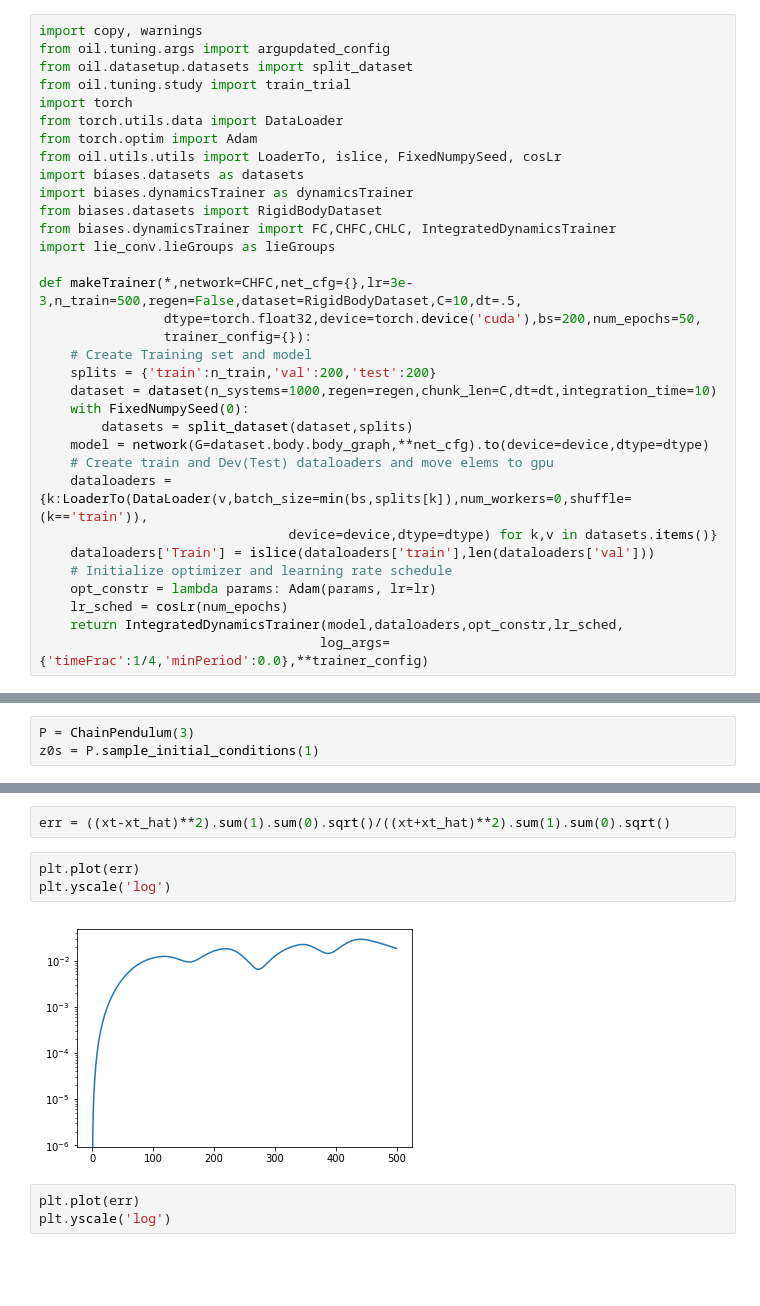
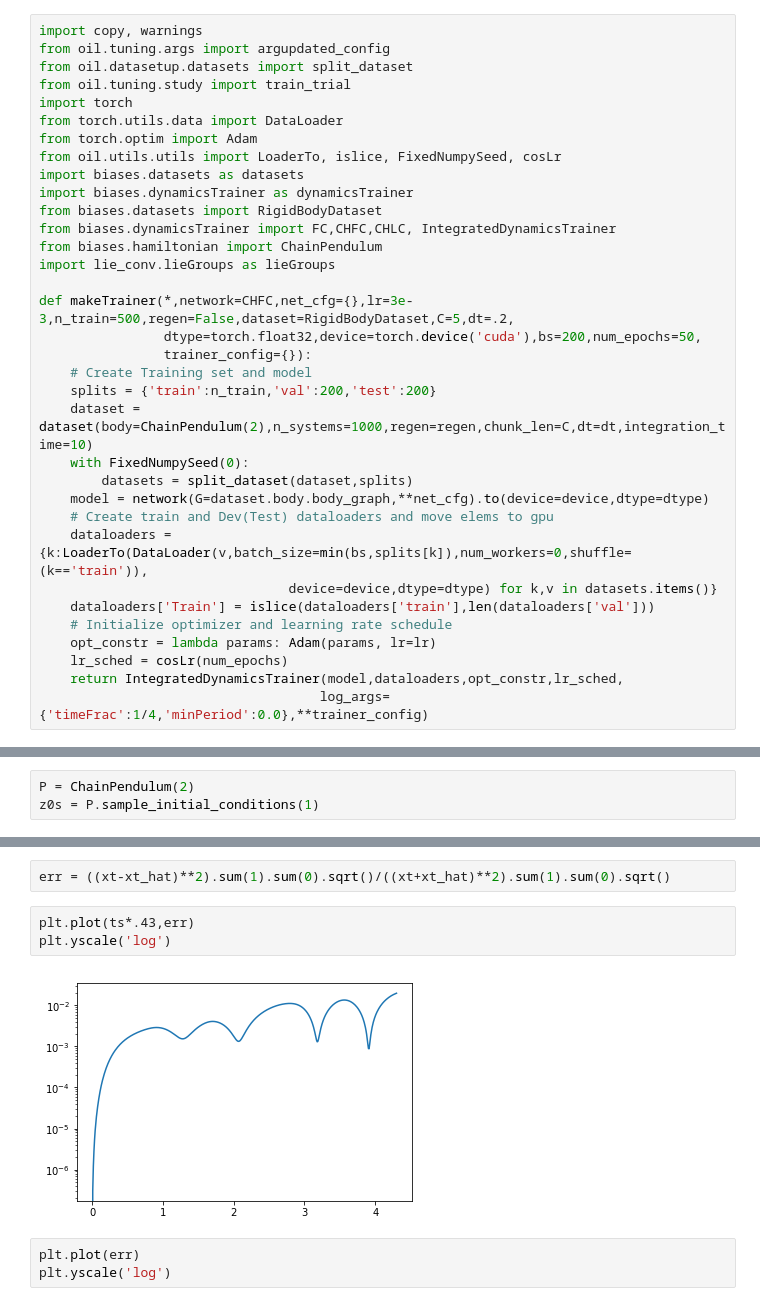
Before and after one commit to mfinzi/constrained-hamiltonian-neural-networks, a Jupyter notebook: trainer.ipynb, the cells around one changed output, grey strips where cells are left out. Cells and saved outputs as stored; diff of their text form; blank space fills up the shorter version.

```diff
--- a/trainer.ipynb
+++ b/trainer.ipynb
@@ -11,14 +11,15 @@ import biases.datasets as datasets
 import biases.dynamicsTrainer as dynamicsTrainer
 from biases.datasets import RigidBodyDataset
 from biases.dynamicsTrainer import FC,CHFC,CHLC, IntegratedDynamicsTrainer
+from biases.hamiltonian import ChainPendulum
 import lie_conv.lieGroups as lieGroups
 
-def makeTrainer(*,network=CHFC,net_cfg={},lr=3e-3,n_train=500,regen=False,dataset=RigidBodyDataset,C=10,dt=.5,
+def makeTrainer(*,network=CHFC,net_cfg={},lr=3e-3,n_train=500,regen=False,dataset=RigidBodyDataset,C=5,dt=.2,
                 dtype=torch.float32,device=torch.device('cuda'),bs=200,num_epochs=50,
                 trainer_config={}):
     # Create Training set and model
     splits = {'train':n_train,'val':200,'test':200}
-    dataset = dataset(n_systems=1000,regen=regen,chunk_len=C,dt=dt,integration_time=10)
+    dataset = dataset(body=ChainPendulum(2),n_systems=1000,regen=regen,chunk_len=C,dt=dt,integration_time=10)
     with FixedNumpySeed(0):
         datasets = split_dataset(dataset,splits)
     model = network(G=dataset.body.body_graph,**net_cfg).to(device=device,dtype=dtype)
@@ -70,7 +70,7 @@ from biases.hamiltonian import ChainPendulum, Animation2d
 from IPython.display import HTML
 import matplotlib.pyplot as plt
 # %%
-P = ChainPendulum(3)
+P = ChainPendulum(2)
 z0s = P.sample_initial_conditions(1)
 # %%
 ts = torch.linspace(0,10,500).float()
@@ -86,10 +86,10 @@ xt_hat = z_hat_t[0,:,0,:].permute(1,2,0).cpu()
 # %%
 err = ((xt-xt_hat)**2).sum(1).sum(0).sqrt()/((xt+xt_hat)**2).sum(1).sum(0).sqrt()
 # %%
-plt.plot(err)
+plt.plot(ts*.43,err)
 plt.yscale('log')
 # %% [output]
-[figure, old version]
+[figure, new version]
 # %%
 plt.plot(err)
 plt.yscale('log')
```
Also changed, not shown: parts of 1 cell of this notebook, 1 other file.
